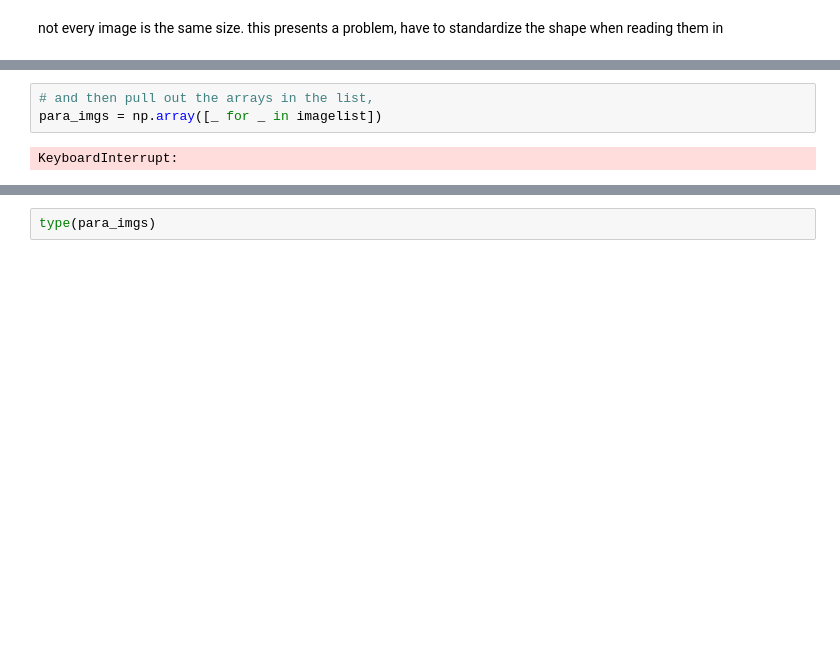
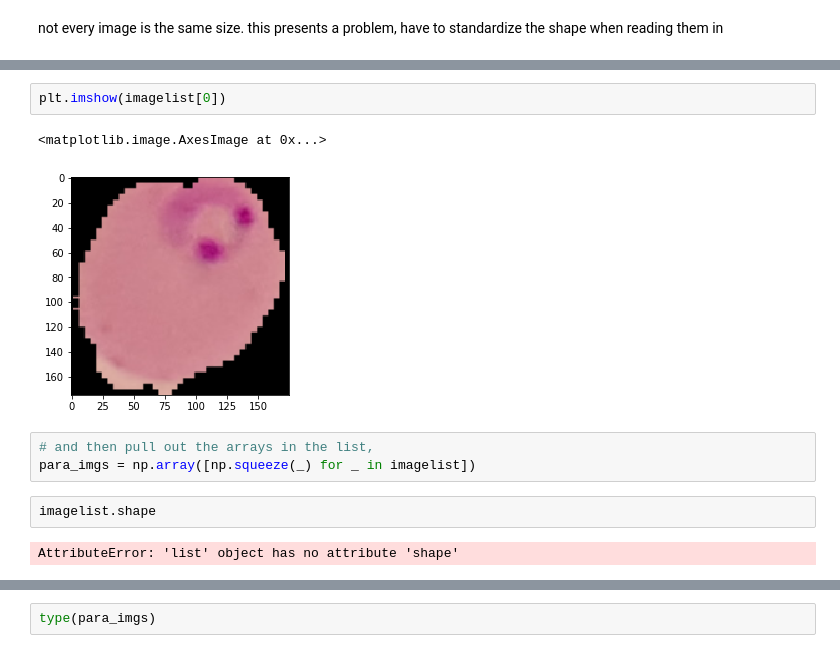
Before and after one commit to SamPoad/data-labs, a Jupyter notebook: final-project/Poad_jupyternotebook.ipynb, the cells around one changed output, grey strips where cells are left out. Drawn from its saved outputs; the diff is of its cells as text; blank space fills up the shorter version.

```diff
--- a/final-project/Poad_jupyternotebook.ipynb
+++ b/final-project/Poad_jupyternotebook.ipynb
@@ -138,8 +174,15 @@ for filename in os.listdir(filepath + 'Parasitized'):
+# %%
+plt.imshow(imagelist[0])
+# %% [output]
+<matplotlib.image.AxesImage at 0x...>
+[figure, added]
 # %%
 # and then pull out the arrays in the list,
-para_imgs = np.array([_ for _ in imagelist])
+para_imgs = np.array([np.squeeze(_) for _ in imagelist])
-# %% [output]
-KeyboardInterrupt:
+# %%
+imagelist.shape
+# %% [output]
+AttributeError: 'list' object has no attribute 'shape'
 # %%
 para_imgs.shape
 # %% [output]
```
Also changed, not shown: parts of 32 cells of this notebook, 1 other file.
